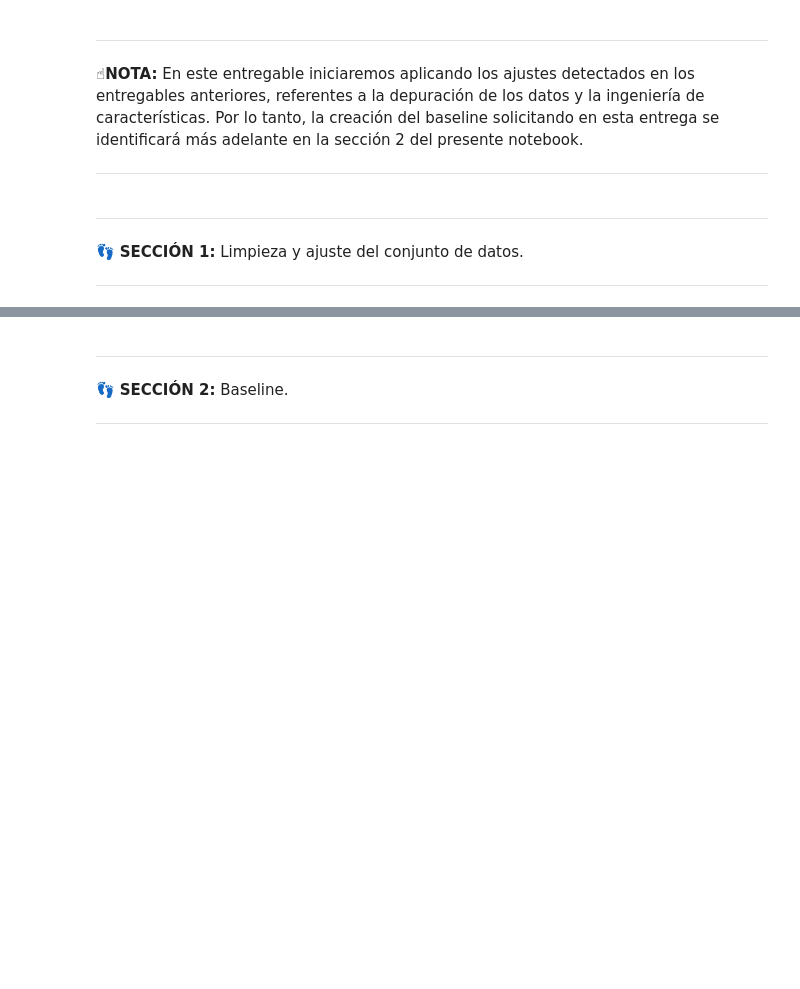
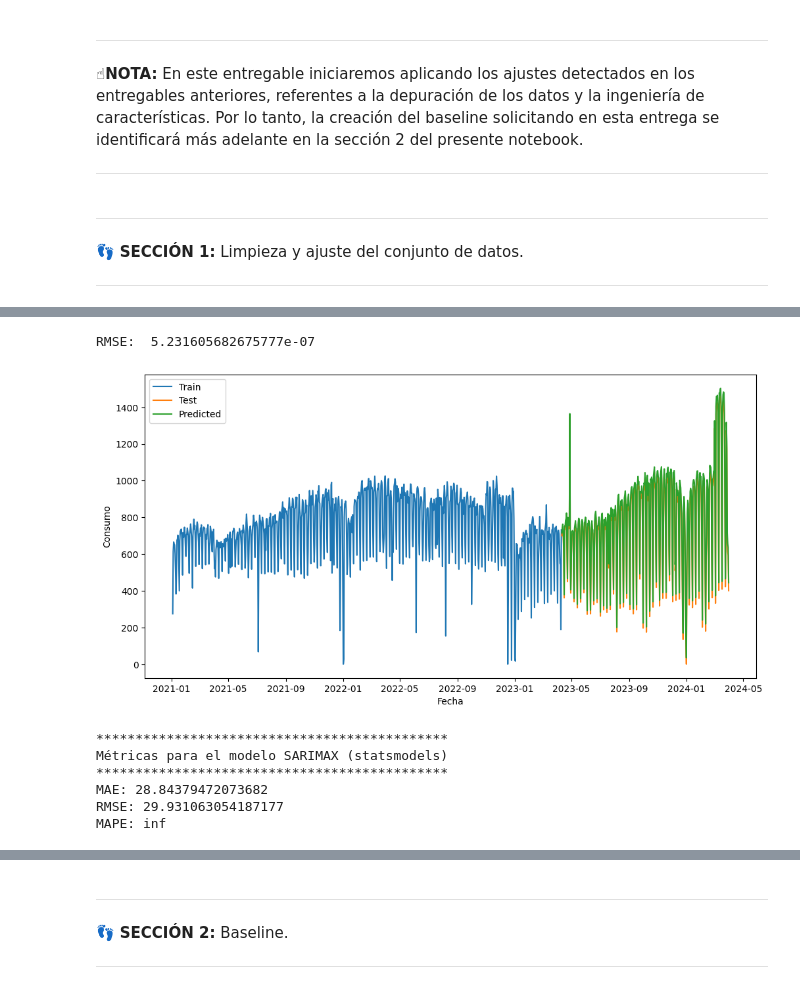
Before and after one commit to A01793509/Equipo_44, a Jupyter notebook: Avance4_44.ipynb, the cells around one changed output, grey strips where cells are left out. Cells and saved outputs as stored; diff of their text form; code cells hidden in the pictures; blank space fills up the shorter version.

```diff
--- a/Avance4_44.ipynb
+++ b/Avance4_44.ipynb
@@ -176,0 +244,14 @@ ax.legend();
+# %%
+train_endog = train_endog1.to_frame()
+test_endog = test_endog1.to_frame()
+# %%
+# Definir los parámetros SARIMAX
+p, d, q = 1, 2, 1 # Parámetros ARIMA
+P, D, Q, s = 1, 1, 1, 12 # Parámetros estacionales (ejemplo con estacionalidad anual)
+
+# Ajustar el modelo
+model = sm.tsa.SARIMAX(train_endog, exog=train_exog, order=(p, d, q), seasonal_order=(P, D, Q, s))
+results = model.fit()
+
+# Resumen del modelo
+print(results.summary())
@@ -176,0 +276,15 @@ ax.legend();
+# %%
+start_date = test_endog.index[0]  # La primera fecha del conjunto de prueba
+end_date =  test_endog.index[-1]
+
+#start_index = len(train_endog)  # Índice de inicio para predicción en el conjunto de prueba
+#end_index = start_index + len(test_endog) - 1  # Índice de fin para predicción en el conjunto de prueba
+# %%
+ # Predicciones
+pred = results.get_prediction(start=start_date, end=end_date, exog=test_exog)
+#pred = results.get_prediction(start=start_index, end=end_index, exog=test_exog)
+#pred = results.get_prediction(start='2023-08-07', end='2024-03-31', exog=test_exog)
+pred_mean = pred.predicted_mean
+
+  # Intervalos de confianza
+pred_ci = pred.conf_int()
@@ -176,0 +315,46 @@ ax.legend();
+# %%
+from sklearn.metrics import mean_squared_error
+
+# Calcular RMSE
+rmse = np.sqrt(mean_squared_error(test_endog, pred_mean))
+print('RMSE: ', rmse)
+# %% [output]
+RMSE:  5.231605682675777e-07
+# %%
+import matplotlib.pyplot as plt
+
+plt.figure(figsize=(12, 6))
+plt.plot(train_endog, label='Train')
+plt.plot(test_endog, label='Test')
+plt.plot(pred_mean, label='Predicted')
+plt.fill_between(pred_ci.index, pred_ci.iloc[:, 0], pred_ci.iloc[:, 1], color='k', alpha=0.2)
+plt.xlabel('Fecha')
+plt.ylabel('Consumo')
+plt.legend()
+plt.show()
+# %% [output]
+[figure, added]
+# %%
+#Calculamos MAE y RMSE
+MAE = mean_absolute_error(test_endog, pred_mean)
+RMSE = np.sqrt(mean_squared_error(test_endog, pred_mean))
+
+#Calculamos MAPE
+def mean_absolute_percentage_error(y_true, y_pred):
+    y_true, y_pred = np.array(y_true), np.array(y_pred)
+    return np.mean(np.abs((y_true - y_pred) / y_true)) * 100
+MAPE = mean_absolute_percentage_error(comparison_df['Real'], comparison_df['Predicciones'])
+
+print(f'*********************************************')
+print(f'Métricas para el modelo SARIMAX (statsmodels)')
+print(f'*********************************************')
+print(f'MAE: {MAE}')
+print(f'RMSE: {RMSE}')
+print(f'MAPE: {MAPE}')
+# %% [output]
+*********************************************
+Métricas para el modelo SARIMAX (statsmodels)
+*********************************************
+MAE: 28.84379472073682
+RMSE: 29.931063054187177
+MAPE: inf
```
Also changed, not shown: parts of 23 cells of this notebook.
